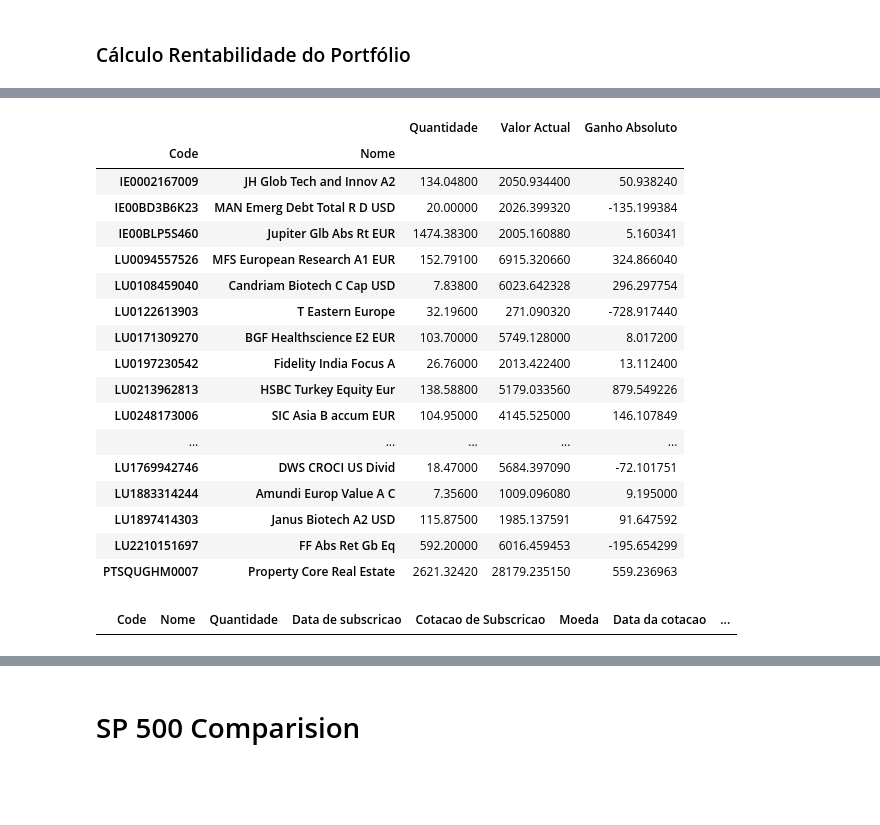
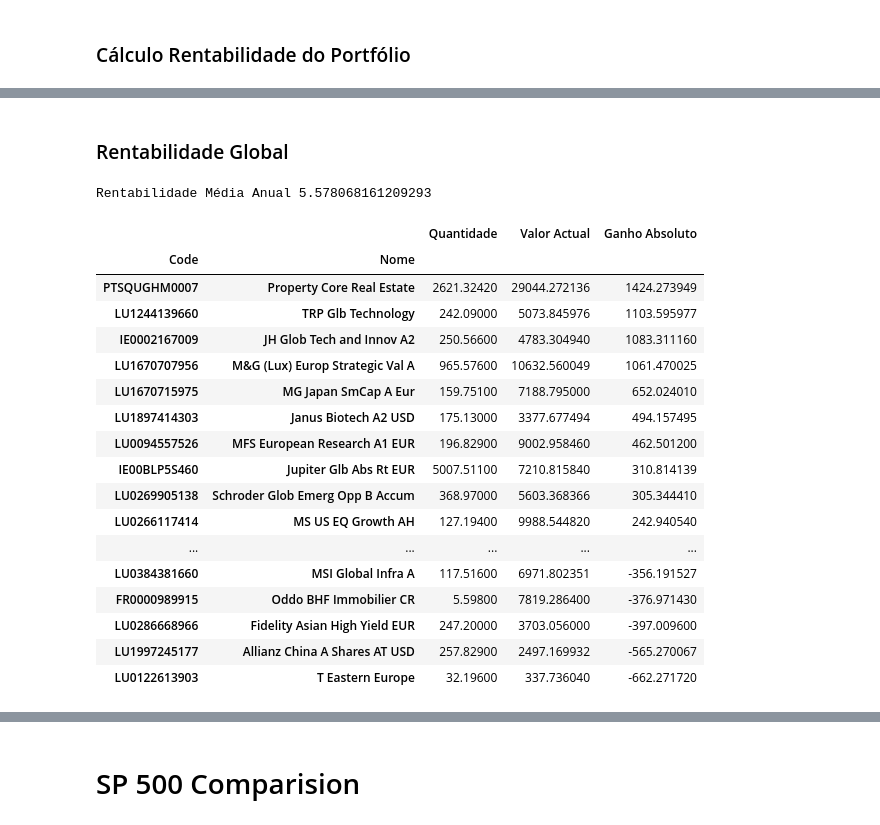
Before and after one commit to mario-s-duarte/funds-1, a Jupyter notebook: fundos_rentabilidade.ipynb, the cells around one changed output, grey strips where cells are left out. Drawn from its saved outputs; the diff is of its cells as text; code cells hidden in the pictures; blank space fills up the shorter version.

```diff
--- a/fundos_rentabilidade.ipynb
+++ b/fundos_rentabilidade.ipynb
@@ -172,28 +158,37 @@ Rentabilidade Média Anual 10.794127886224425
+# %% [markdown]
+### Rentabilidade Global
+# %%
+
+dias_medio = (df_portofolio['Quantidade']*df_portofolio['Cotacao de Subscricao']*df_portofolio['Dias']).sum()
+dias_medio += (df_historico['Quantidade']*df_historico['Cotacao de Subscricao']*df_historico['Dias']).sum()
+dias_medio_div = (df_portofolio['Quantidade']*df_portofolio['Cotacao de Subscricao']).sum() + (df_historico['Quantidade']*df_historico['Cotacao de Subscricao']).sum()
+dias_medio = dias_medio / dias_medio_div
+ganho = df_portofolio['Ganho Absoluto'].sum() + df_historico['Ganho Absoluto'].sum()
+ganho_relativo = ganho / (sum(df_portofolio['Quantidade']*df_portofolio['Cotacao de Subscricao']) + sum(df_historico['Quantidade']*df_historico['Cotacao de Subscricao']))
+print("Rentabilidade Média Anual", 100*(math.pow(ganho_relativo+1, float(365.0/dias_medio))-1))
+# %% [output]
+Rentabilidade Média Anual 5.578068161209293
 # %%
-df_portofolio.groupby(by=["Code","Nome"]).sum()[['Quantidade','Valor Actual','Ganho Absoluto']]
+df_portofolio.groupby(by=["Code","Nome"]).sum()[['Quantidade','Valor Actual','Ganho Absoluto']].sort_values(by='Ganho Absoluto', ascending=False)
 # %% [output]
 |  |  | Quantidade | Valor Actual | Ganho Absoluto |
 | Code | Nome |  |  |  |
-| IE0002167009 | JH Glob Tech and Innov A2 | 134.04800 | 2050.934400 | 50.938240 |
-| IE00BD3B6K23 | MAN Emerg Debt Total R D USD | 20.00000 | 2026.399320 | -135.199384 |
-| IE00BLP5S460 | Jupiter Glb Abs Rt EUR | 1474.38300 | 2005.160880 | 5.160341 |
-| LU0094557526 | MFS European Research A1 EUR | 152.79100 | 6915.320660 | 324.866040 |
-| LU0108459040 | Candriam Biotech C Cap USD | 7.83800 | 6023.642328 | 296.297754 |
-| LU0122613903 | T Eastern Europe | 32.19600 | 271.090320 | -728.917440 |
-| LU0171309270 | BGF Healthscience E2 EUR | 103.70000 | 5749.128000 | 8.017200 |
-| LU0197230542 | Fidelity India Focus A | 26.76000 | 2013.422400 | 13.112400 |
-| LU0213962813 | HSBC Turkey Equity Eur | 138.58800 | 5179.033560 | 879.549226 |
-| LU0248173006 | SIC Asia B accum EUR | 104.95000 | 4145.525000 | 146.107849 |
+| PTSQUGHM0007 | Property Core Real Estate | 2621.32420 | 29044.272136 | 1424.273949 |
+| LU1244139660 | TRP Glb Technology | 242.09000 | 5073.845976 | 1103.595977 |
+| IE0002167009 | JH Glob Tech and Innov A2 | 250.56600 | 4783.304940 | 1083.311160 |
+| LU1670707956 | M&G (Lux) Europ Strategic Val A | 965.57600 | 10632.560049 | 1061.470025 |
+| LU1670715975 | MG Japan SmCap A Eur | 159.75100 | 7188.795000 | 652.024010 |
+| LU1897414303 | Janus Biotech A2 USD | 175.13000 | 3377.677494 | 494.157495 |
+| LU0094557526 | MFS European Research A1 EUR | 196.82900 | 9002.958460 | 462.501200 |
+| IE00BLP5S460 | Jupiter Glb Abs Rt EUR | 5007.51100 | 7210.815840 | 310.814139 |
+| LU0269905138 | Schroder Glob Emerg Opp B Accum | 368.97000 | 5603.368366 | 305.344410 |
+| LU0266117414 | MS US EQ Growth AH | 127.19400 | 9988.544820 | 242.940540 |
 | ... | ... | ... | ... | ... |
-| LU1769942746 | DWS CROCI US Divid | 18.47000 | 5684.397090 | -72.101751 |
-| LU1883314244 | Amundi Europ Value A C | 7.35600 | 1009.096080 | 9.195000 |
-| LU1897414303 | Janus Biotech A2 USD | 115.87500 | 1985.137591 | 91.647592 |
-| LU2210151697 | FF Abs Ret Gb Eq | 592.20000 | 6016.459453 | -195.654299 |
-| PTSQUGHM0007 | Property Core Real Estate | 2621.32420 | 28179.235150 | 559.236963 |
+| LU0384381660 | MSI Global Infra A | 117.51600 | 6971.802351 | -356.191527 |
+| FR0000989915 | Oddo BHF Immobilier CR | 5.59800 | 7819.286400 | -376.971430 |
+| LU0286668966 | Fidelity Asian High Yield EUR | 247.20000 | 3703.056000 | -397.009600 |
+| LU1997245177 | Allianz China A Shares AT USD | 257.82900 | 2497.169932 | -565.270067 |
+| LU0122613903 | T Eastern Europe | 32.19600 | 337.736040 | -662.271720 |
-# %%
-df_portofolio[df_portofolio['Code']=='LU0171310955']
-# %% [output]
-|  | Code | Nome | Quantidade | Data de subscricao | Cotacao de Subscricao | Moeda | Data da cotacao | ... |
 # %%
 #Get the Portofolio
 size=260
```
Also changed, not shown: parts of 16 cells of this notebook, 7 other files.
